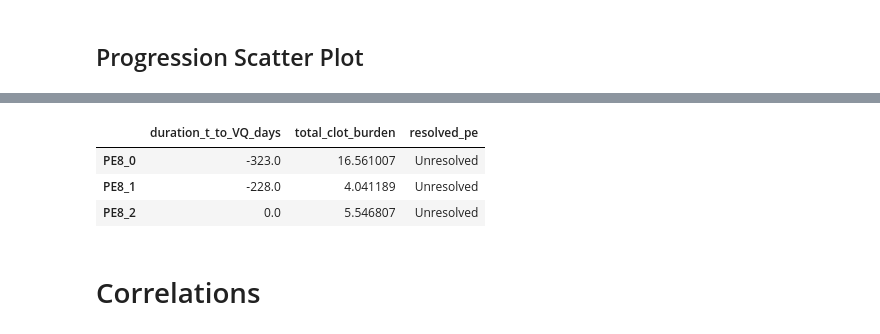
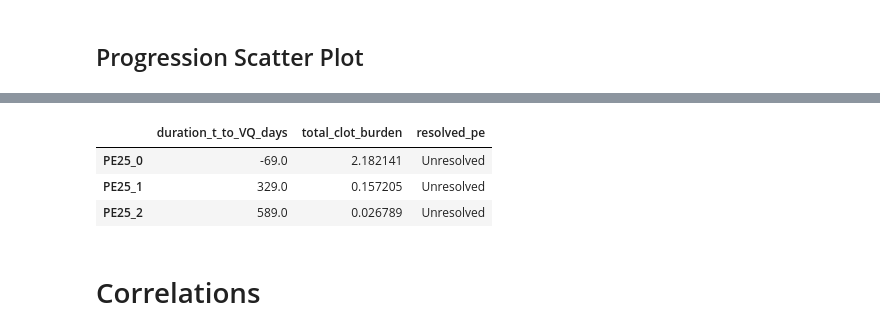
Before and after one commit to qaust/iCPET, a Jupyter notebook: src/summary_stats.ipynb, the cells around one changed output, grey strips where cells are left out. Cells and saved outputs as stored; diff of their text form; code cells hidden in the pictures.

```diff
--- a/src/summary_stats.ipynb
+++ b/src/summary_stats.ipynb
@@ -839,11 +919,11 @@ See the caveats in the documentation: https://pandas.pydata.org/pandas-docs/stab
 # %%
 # Use to spot check accuracy of figure
-df.loc[df['PE_number_num']==8, ['duration_t_to_VQ_days', 'total_clot_burden', 'resolved_pe']]
+df.loc[df['PE_number_num']==25, ['duration_t_to_VQ_days', 'total_clot_burden', 'resolved_pe']]
 # %% [output]
 |  | duration_t_to_VQ_days | total_clot_burden | resolved_pe |
-| PE8_0 | -323.0 | 16.561007 | Unresolved |
-| PE8_1 | -228.0 | 4.041189 | Unresolved |
-| PE8_2 | 0.0 | 5.546807 | Unresolved |
+| PE25_0 | -69.0 | 2.182141 | Unresolved |
+| PE25_1 | 329.0 | 0.157205 | Unresolved |
+| PE25_2 | 589.0 | 0.026789 | Unresolved |
 # %% [markdown]
 # Correlations
 # %%
```
Also changed, not shown: parts of 35 cells of this notebook, 6 other files.
